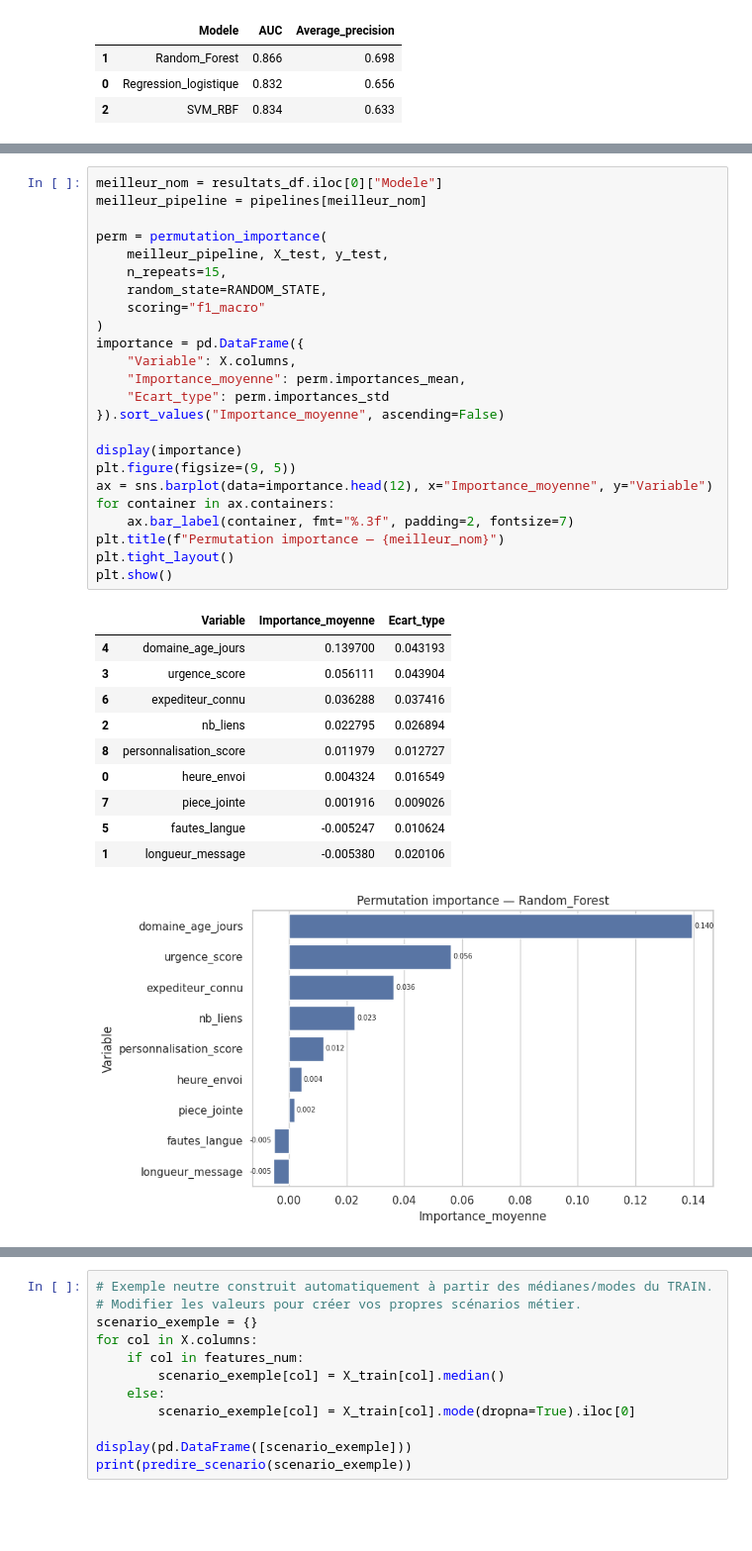
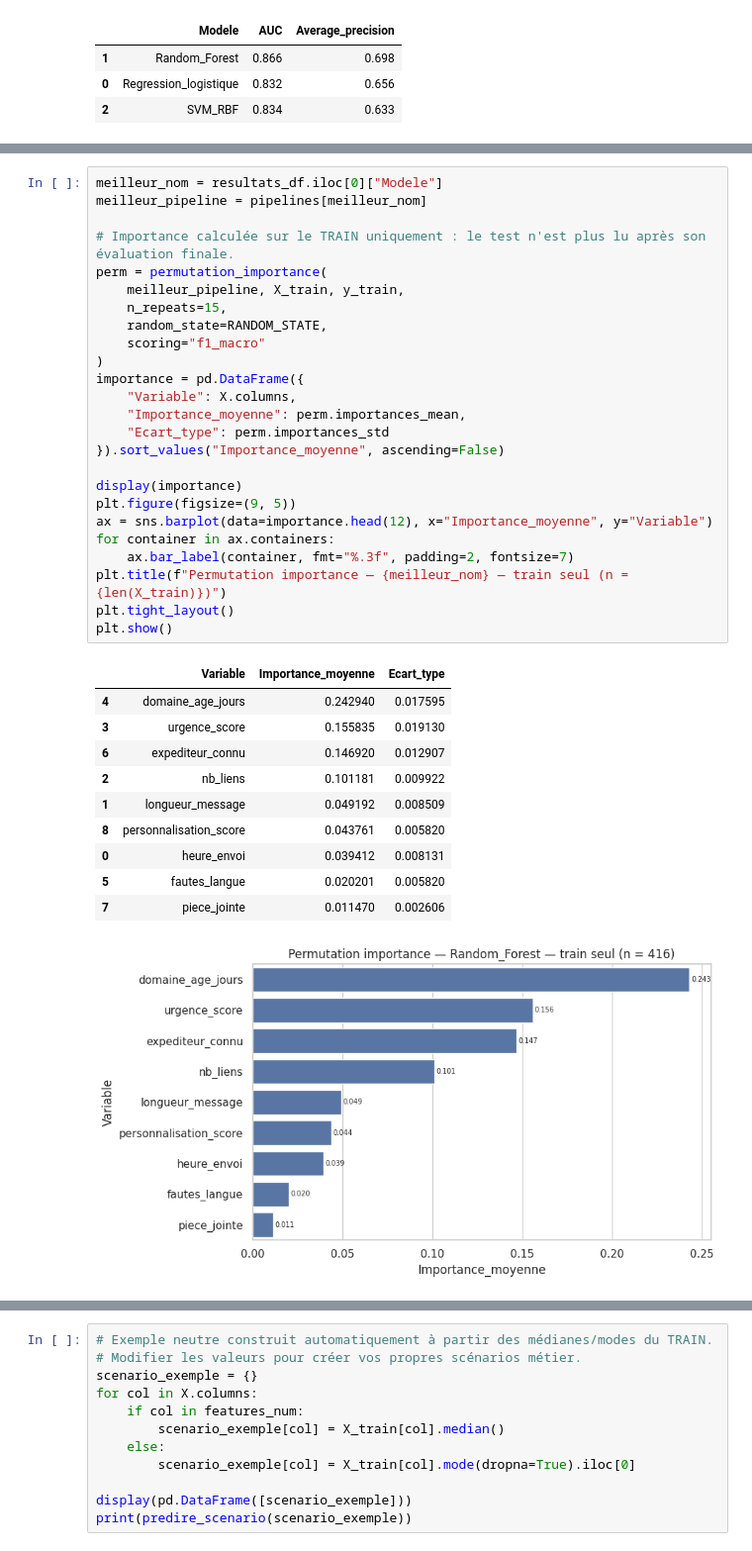
Before and after one commit to bennoomenfaker/app_phishing_ia, a Jupyter notebook: notebook_ML_IA_confiance_numerique.ipynb, the cells around one changed output, grey strips where cells are left out. Shown at 99% size. Cells and saved outputs as stored; diff of their text form; blank space fills up the shorter version.

```diff
--- a/notebook_ML_IA_confiance_numerique.ipynb
+++ b/notebook_ML_IA_confiance_numerique.ipynb
@@ -1778,37 +1698,38 @@ La permutation importance mesure la baisse de performance lorsque les valeurs d'
 # %%
 meilleur_nom = resultats_df.iloc[0]["Modele"]
 meilleur_pipeline = pipelines[meilleur_nom]
 
+# Importance calculée sur le TRAIN uniquement : le test n'est plus lu après son évaluation finale.
 perm = permutation_importance(
-    meilleur_pipeline, X_test, y_test,
+    meilleur_pipeline, X_train, y_train,
     n_repeats=15,
     random_state=RANDOM_STATE,
     scoring="f1_macro"
 )
 importance = pd.DataFrame({
     "Variable": X.columns,
     "Importance_moyenne": perm.importances_mean,
     "Ecart_type": perm.importances_std
 }).sort_values("Importance_moyenne", ascending=False)
 
 display(importance)
 plt.figure(figsize=(9, 5))
 ax = sns.barplot(data=importance.head(12), x="Importance_moyenne", y="Variable")
 for container in ax.containers:
     ax.bar_label(container, fmt="%.3f", padding=2, fontsize=7)
-plt.title(f"Permutation importance — {meilleur_nom}")
+plt.title(f"Permutation importance — {meilleur_nom} — train seul (n = {len(X_train)})")
 plt.tight_layout()
 plt.show()
 # %% [output]
 |  | Variable | Importance_moyenne | Ecart_type |
-| 4 | domaine_age_jours | 0.139700 | 0.043193 |
-| 3 | urgence_score | 0.056111 | 0.043904 |
-| 6 | expediteur_connu | 0.036288 | 0.037416 |
-| 2 | nb_liens | 0.022795 | 0.026894 |
-| 8 | personnalisation_score | 0.011979 | 0.012727 |
-| 0 | heure_envoi | 0.004324 | 0.016549 |
-| 7 | piece_jointe | 0.001916 | 0.009026 |
-| 5 | fautes_langue | -0.005247 | 0.010624 |
-| 1 | longueur_message | -0.005380 | 0.020106 |
+| 4 | domaine_age_jours | 0.242940 | 0.017595 |
+| 3 | urgence_score | 0.155835 | 0.019130 |
+| 6 | expediteur_connu | 0.146920 | 0.012907 |
+| 2 | nb_liens | 0.101181 | 0.009922 |
+| 1 | longueur_message | 0.049192 | 0.008509 |
+| 8 | personnalisation_score | 0.043761 | 0.005820 |
+| 0 | heure_envoi | 0.039412 | 0.008131 |
+| 5 | fautes_langue | 0.020201 | 0.005820 |
+| 7 | piece_jointe | 0.011470 | 0.002606 |
-[figure, old version]
+[figure, new version]
 # %% [markdown]
```
Also changed, not shown: parts of 67 cells of this notebook, 35 other files.
